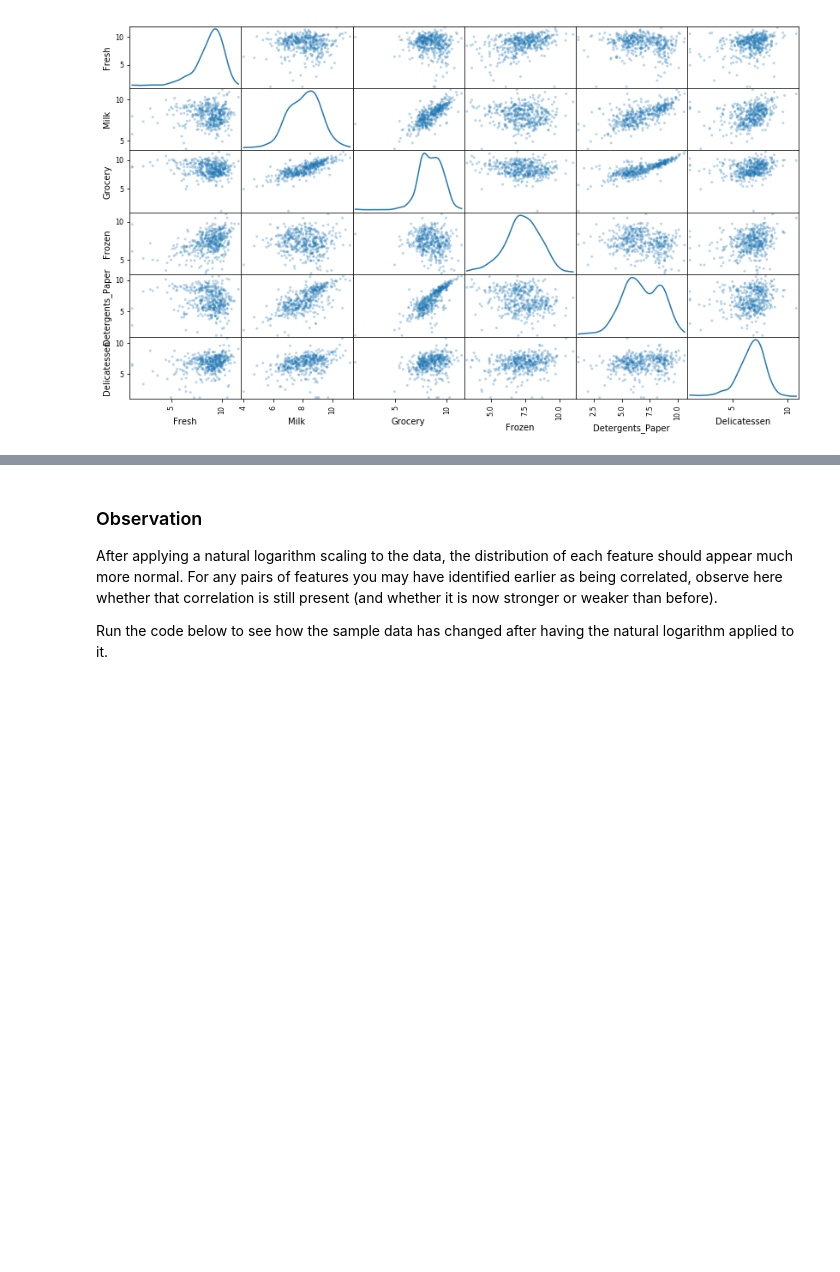
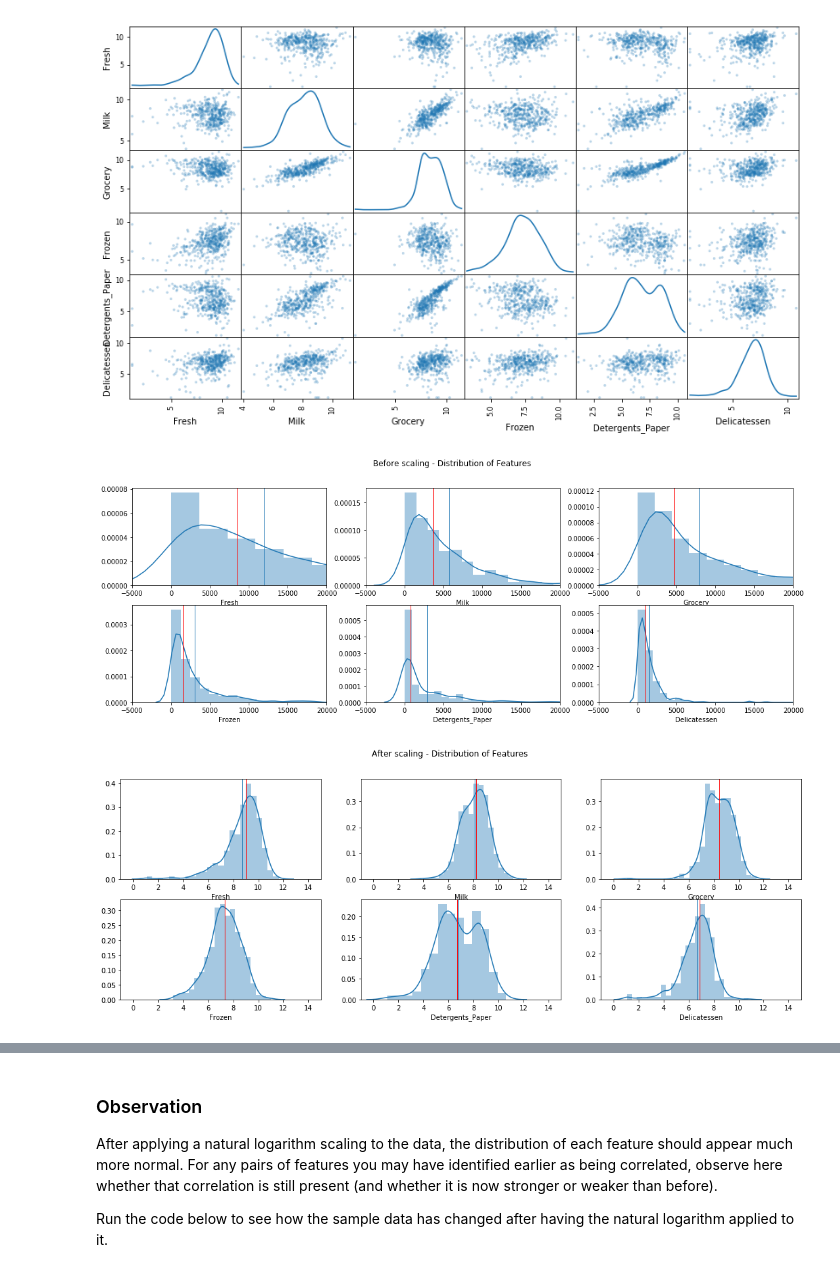
Before and after one commit to dursunkoc/customer_segments, a Jupyter notebook: customer_segments.ipynb, the cells around one changed output, grey strips where cells are left out. Saved outputs shown, nothing was run; the diff lists cells and outputs as text; code cells hidden in the pictures; blank space fills up the shorter version.

Commit message:
After first revision

```diff
--- a/customer_segments.ipynb
+++ b/customer_segments.ipynb
@@ -257,3 +275,21 @@ log_samples = np.log(samples)
 pd.plotting.scatter_matrix(log_data, alpha = 0.3, figsize = (14,8), diagonal = 'kde');
 # %% [output]
 [figure]
+# %%
+def see_data_dist(title_pref, dt, x_lim):
+    fig, axes = plt.subplots(2, 3)
+    axes = axes.flatten()
+    fig.set_size_inches(18, 6)
+    fig.suptitle(title_pref + ' - Distribution of Features')
+
+    for i, col in enumerate(dt.columns):
+        feature = dt[col]
+        sns.distplot(feature, label=col, ax=axes[i]).set(xlim=x_lim)
+        axes[i].axvline(feature.mean(),linewidth=1)
+        axes[i].axvline(feature.median(),linewidth=1, color='r')
+
+see_data_dist('Before scaling',data, (-5000, 20000))
+see_data_dist('After scaling',log_data, (-1, 15))
+# %% [output]
+[figure, added]
+[figure, added]
```
Also changed, not shown: parts of 10 cells of this notebook, 1 other file.
